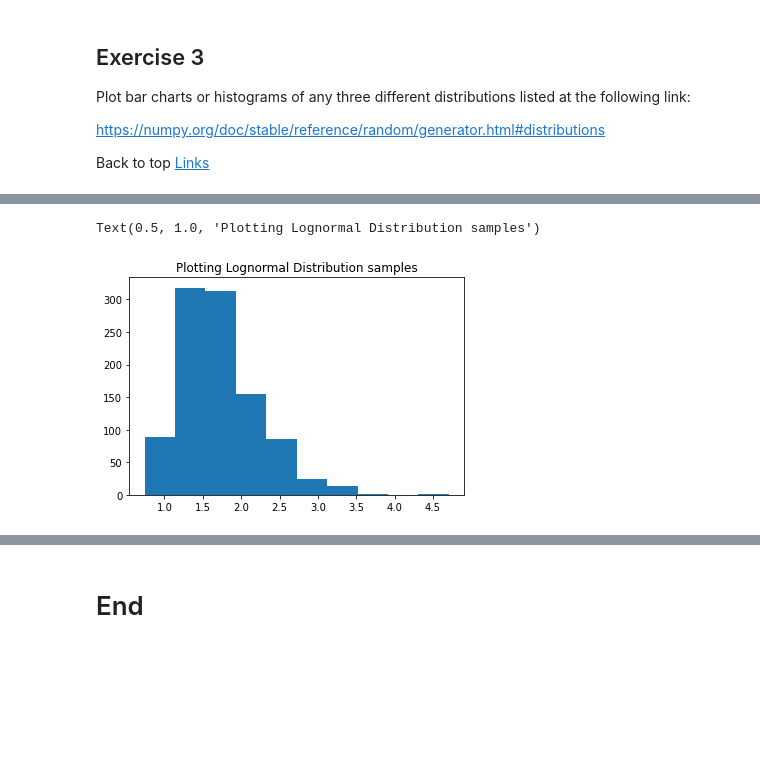
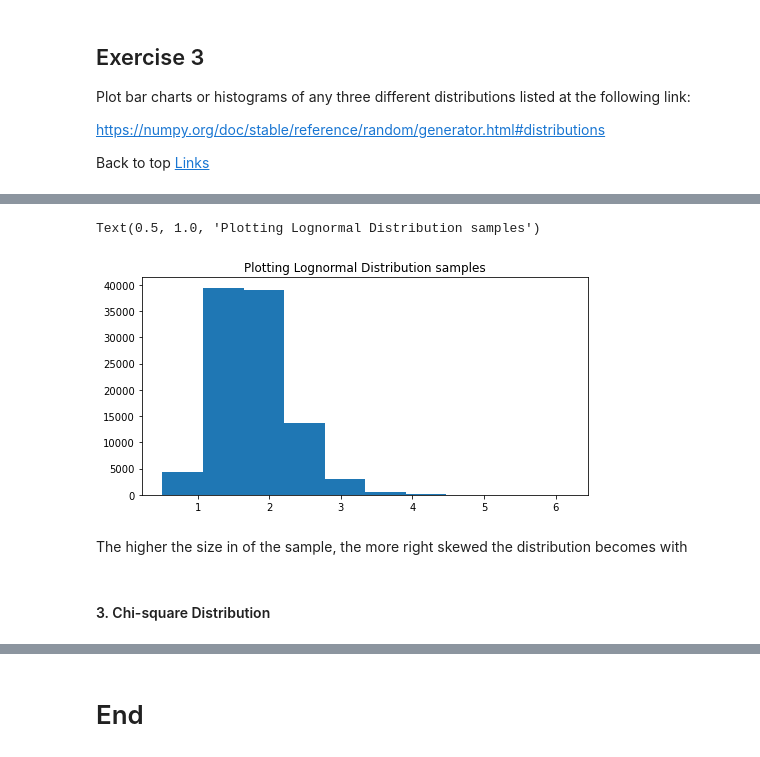
Before and after one commit to evaczeydapommersheim/Funddata---assessment, a Jupyter notebook: Practicals/02-Randomness.ipynb, the cells around one changed output, grey strips where cells are left out. Drawn from its saved outputs; the diff is of its cells as text; code cells hidden in the pictures; blank space fills up the shorter version.

```diff
--- a/Practicals/02-Randomness.ipynb
+++ b/Practicals/02-Randomness.ipynb
@@ -268,7 +260,16 @@ array([2.33199547, 2.35060676, 3.29740244, 1.93938933, 1.8240909 ,
+# %%
+#Using mean and std deviaiton of the normally distributed numbers:
+samples = rng.lognormal(mean,std,100000)
 # %%
 #Plotting the continuous values on a histogram
+# Determining the size of the plot
+fig, ax = plt.subplots(figsize=(8, 4))
 plt.hist(samples)
 plt.title("Plotting Lognormal Distribution samples")
 # %% [output]
 Text(0.5, 1.0, 'Plotting Lognormal Distribution samples')
-[figure, old version]
+[figure, new version]
+# %% [markdown]
+The higher the size in of the sample, the more right skewed the distribution becomes with
+# %% [markdown]
+#### 3. Chi-square Distribution
```
Also changed, not shown: parts of 19 cells of this notebook, 3 other files.
